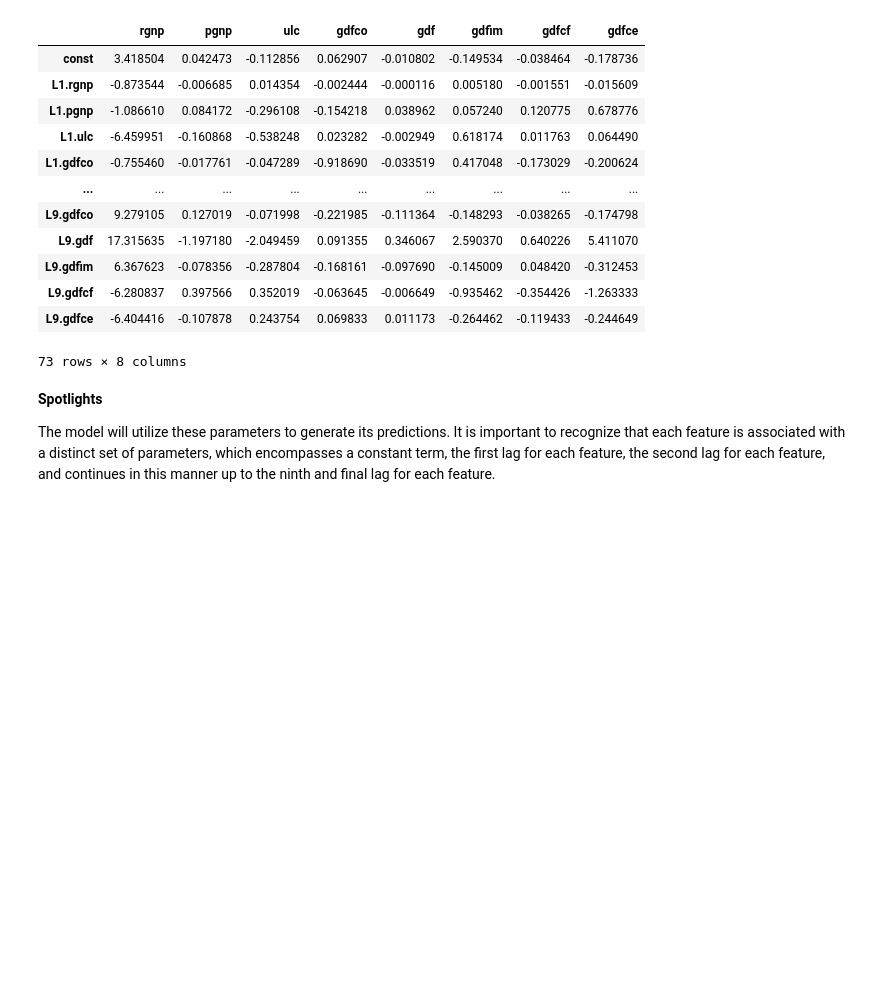
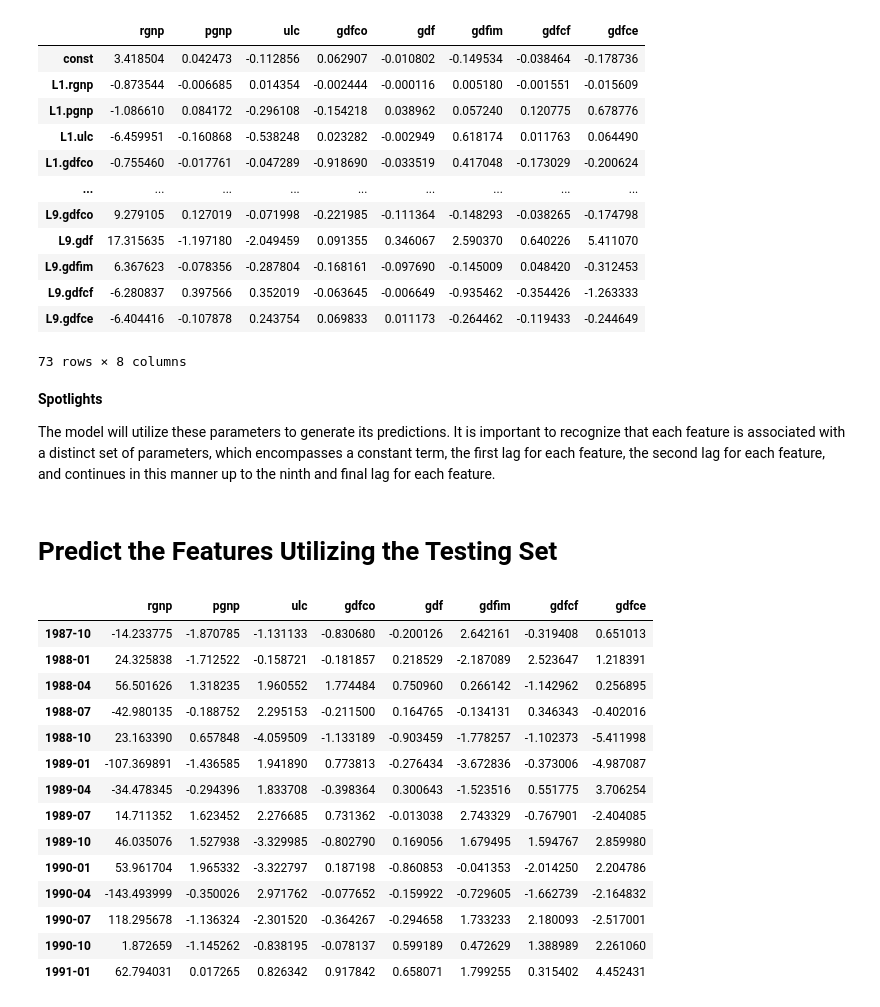
Before and after one commit to tyrantdavis/Forecasting-Economics-MultiVariate, a Jupyter notebook: Forecasting-WageGrowth-And-Inflation.ipynb, the cells around one changed output. Saved outputs shown, nothing was run; the diff lists cells and outputs as text; code cells hidden in the pictures; blank space fills up the shorter version.

Commit message:
Use test dataset to forecast features.

```diff
--- a/Forecasting-WageGrowth-And-Inflation.ipynb
+++ b/Forecasting-WageGrowth-And-Inflation.ipynb
@@ -394,3 +394,48 @@ model_fit.params
 **Spotlights**
 
 The model will utilize these parameters to generate its predictions. It is important to recognize that each feature is associated with a distinct set of parameters, which encompasses a constant term, the first lag for each feature, the second lag for each feature, and continues in this manner up to the ninth and final lag for each feature.
+# %% [markdown]
+# Predict the Features Utilizing the Testing Set
+# %%
+# Extract the lag order from the model.
+lags = model_fit.k_ar  # Retrieve lag order from model
+
+"""Indicates the number of steps for the forecast, which is determined by the length of
+the testing set plus an additional 6, allowing the model to project both the testing set
+and six subsequent quarters beyond the last observation in the dataset."""
+steps = len(X_test) + 6  # Number of time steps ahead to forecast
+
+"""The fifth line performs the forecast utilizing the model, while lines seven to ten
+establish the datetime indices for the forecasted values."""
+
+# Develop forecasts that integrate and go beyond the testing set.
+predictions = model_fit.forecast(X_diff[-lags:].values, steps=steps)
+
+datetime_indices = pd.date_range(
+    # Start with the inaugural date and record every 3 months.
+    start=str(X_test.index[0]),
+    periods=steps,
+    freq="3M",
+)
+
+
+datetime_indices = datetime_indices.to_period("M")  # Specify months
+
+df_predictions = pd.DataFrame(predictions, index=datetime_indices, columns=X_test.columns)
+df_predictions
+# %% [output]
+|  | rgnp | pgnp | ulc | gdfco | gdf | gdfim | gdfcf | gdfce |
+| 1987-10 | -14.233775 | -1.870785 | -1.131133 | -0.830680 | -0.200126 | 2.642161 | -0.319408 | 0.651013 |
+| 1988-01 | 24.325838 | -1.712522 | -0.158721 | -0.181857 | 0.218529 | -2.187089 | 2.523647 | 1.218391 |
+| 1988-04 | 56.501626 | 1.318235 | 1.960552 | 1.774484 | 0.750960 | 0.266142 | -1.142962 | 0.256895 |
+| 1988-07 | -42.980135 | -0.188752 | 2.295153 | -0.211500 | 0.164765 | -0.134131 | 0.346343 | -0.402016 |
+| 1988-10 | 23.163390 | 0.657848 | -4.059509 | -1.133189 | -0.903459 | -1.778257 | -1.102373 | -5.411998 |
+| 1989-01 | -107.369891 | -1.436585 | 1.941890 | 0.773813 | -0.276434 | -3.672836 | -0.373006 | -4.987087 |
+| 1989-04 | -34.478345 | -0.294396 | 1.833708 | -0.398364 | 0.300643 | -1.523516 | 0.551775 | 3.706254 |
+| 1989-07 | 14.711352 | 1.623452 | 2.276685 | 0.731362 | -0.013038 | 2.743329 | -0.767901 | -2.404085 |
+| 1989-10 | 46.035076 | 1.527938 | -3.329985 | -0.802790 | 0.169056 | 1.679495 | 1.594767 | 2.859980 |
+| 1990-01 | 53.961704 | 1.965332 | -3.322797 | 0.187198 | -0.860853 | -0.041353 | -2.014250 | 2.204786 |
+| 1990-04 | -143.493999 | -0.350026 | 2.971762 | -0.077652 | -0.159922 | -0.729605 | -1.662739 | -2.164832 |
+| 1990-07 | 118.295678 | -1.136324 | -2.301520 | -0.364267 | -0.294658 | 1.733233 | 2.180093 | -2.517001 |
+| 1990-10 | 1.872659 | -1.145262 | -0.838195 | -0.078137 | 0.599189 | 0.472629 | 1.388989 | 2.261060 |
+| 1991-01 | 62.794031 | 0.017265 | 0.826342 | 0.917842 | 0.658071 | 1.799255 | 0.315402 | 4.452431 |
```
Also changed, not shown: parts of 1 cell of this notebook.
